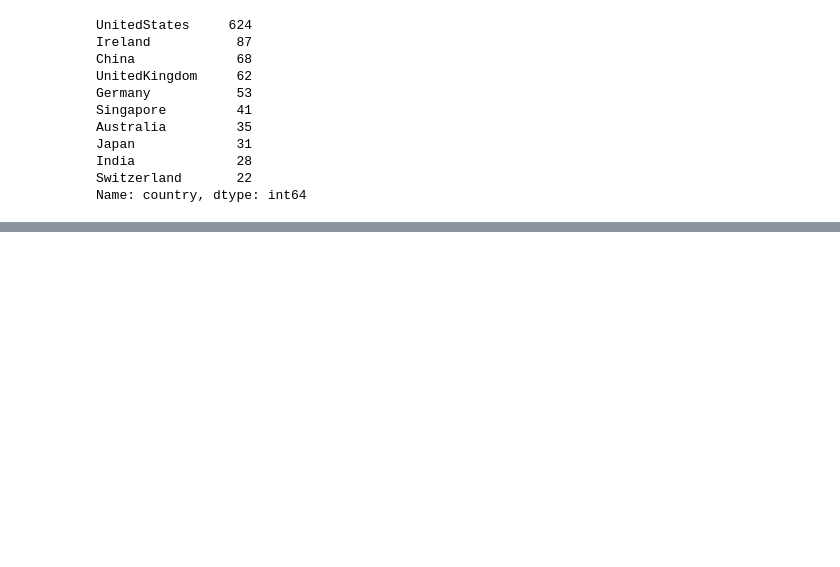
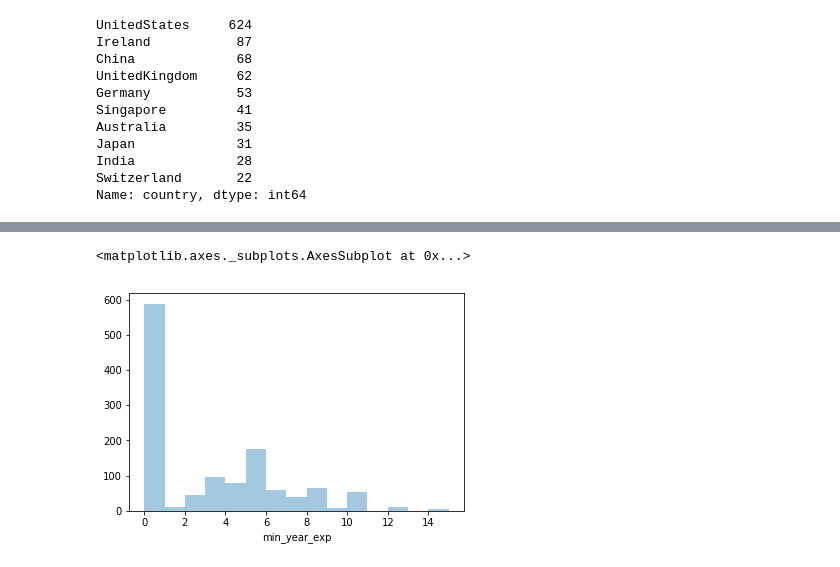
Before and after one commit to davidkorea/DATA_ANALYSIS, a Jupyter notebook: 9_Google_Job_Skills_Kaggle/Google_Job_Skills_Analysis.ipynb, the cells around one changed output, grey strips where cells are left out. Drawn from its saved outputs; the diff is of its cells as text; code cells hidden in the pictures; blank space fills up the shorter version.

```diff
--- a/9_Google_Job_Skills_Kaggle/Google_Job_Skills_Analysis.ipynb
+++ b/9_Google_Job_Skills_Kaggle/Google_Job_Skills_Analysis.ipynb
@@ -209,0 +233,5 @@ Name: country, dtype: int64
+# %%
+sns.distplot(new_df['min_year_exp'].astype('int'), bins=15, kde=False)
+# %% [output]
+<matplotlib.axes._subplots.AxesSubplot at 0x...>
+[figure, added]
```
Also changed, not shown: parts of 38 cells of this notebook.
